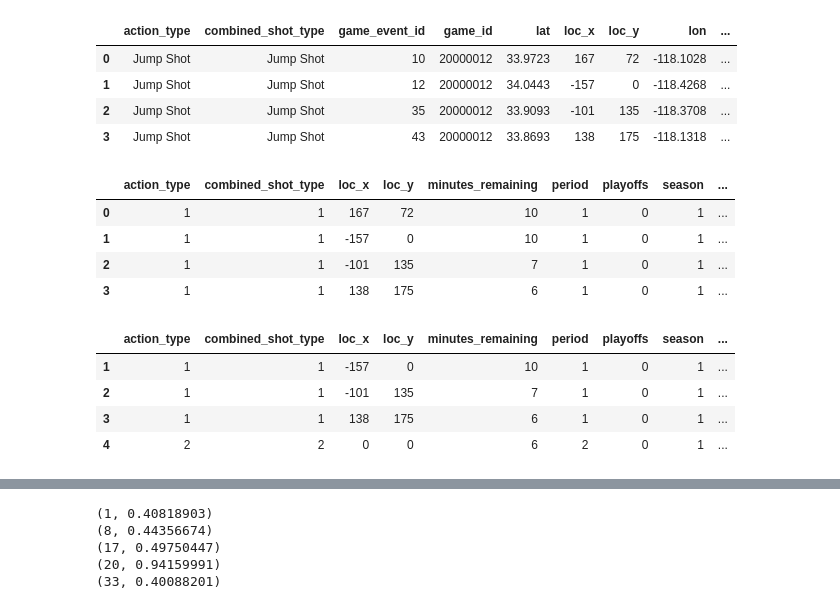
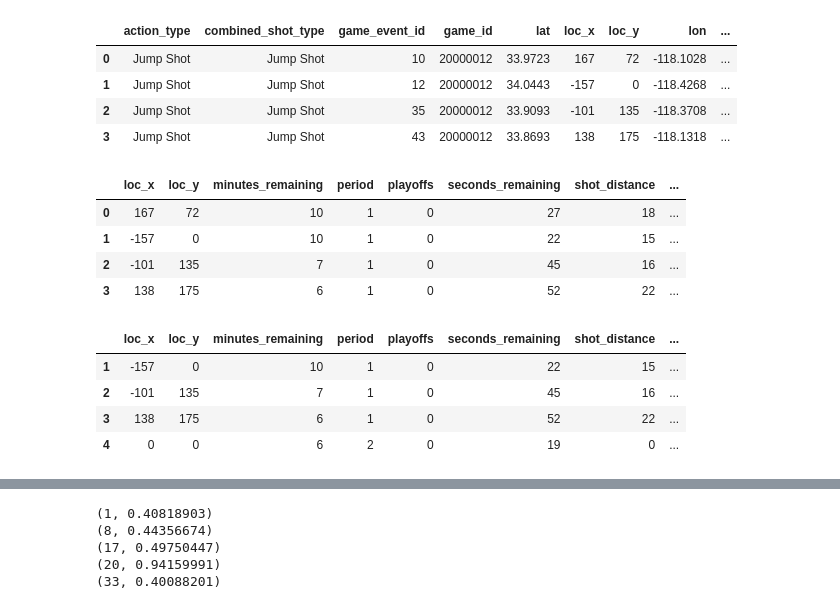
Before and after one commit to fateevstanislav/ml, a Jupyter notebook: Kobe/KobeSolve.ipynb, the cells around one changed output, grey strips where cells are left out. Saved outputs shown, nothing was run; the diff lists cells and outputs as text; code cells hidden in the pictures.

```diff
--- a/Kobe/KobeSolve.ipynb
+++ b/Kobe/KobeSolve.ipynb
@@ -6,7 +6,7 @@ import matplotlib.pyplot as plt
 import xgboost as xgb
 import numpy as np
 # %%
-pd.set_option('max_columns', 30)
+pd.set_option('max_columns', 100)
 fulldata1 = pd.read_csv('data.csv');
 fulldata1.head(4)
 # %% [output]
@@ -18,43 +18,46 @@ fulldata1.head(4)
 # %%
 fulldata = fulldata1.copy()
 fulldata['matchup'] = fulldata['matchup'].map(lambda x: x.split()[1])
-fulldata.drop(['game_event_id', 'game_id', 'lat', 'lon', 'team_id', 'team_name', 'shot_id', 'game_date'], axis=1, inplace=True)
+fulldata.drop(['game_event_id', 'game_id', 'lat', 'lon', 'team_id', 'team_name', 'shot_id', 'game_date', 'opponent'], axis=1, inplace=True)
 
 actiontypes = dict(fulldata.action_type.value_counts())
 fulldata['type'] = fulldata.apply(lambda row: row['action_type'] if actiontypes[row['action_type']] > 20\
                           else row['combined_shot_type'], axis=1)
 
-#fulldata.drop(['action_type', 'combined_shot_type'], axis=1, inplace=True)
+fulldata.drop(['action_type', 'combined_shot_type'], axis=1, inplace=True)
 
 fulldata['time_remaining'] = fulldata.apply(lambda row: row['minutes_remaining'] * 60 + row['seconds_remaining'], axis=1)
 fulldata['last_moments'] = fulldata.apply(lambda row: 1 if row['time_remaining'] < 3 else 0, axis=1)
 fulldata['distance'] = fulldata.apply(lambda row: row['shot_distance'] if row['shot_distance'] <45 else 45, axis=1)
 
-#
-text_columns = ['action_type', 'combined_shot_type', 'type', 'season', 'shot_type', 'shot_zone_area', 'shot_zone_basic', 'shot_zone_range', 'matchup', 'opponent'] # 'action_type', 'combined_shot_type' , 'game_date'
+# 'action_type', 'combined_shot_type',
+text_columns = ['type', 'season', 'shot_type', 'shot_zone_area', 'shot_zone_basic', 'shot_zone_range', 'matchup'] #, 'opponent'] # 'action_type', 'combined_shot_type' , 'game_date'
 # get_dummies could be used istead of this code:
 for col in text_columns:
     uniq_words = fulldata[col].unique()
-    uniq_words = dict(enumerate(uniq_words, 1)) # 1 to enumerate from 1
-    uniq_words = {v:k for k,v in uniq_words.items()}
-    fulldata = fulldata.replace({col: uniq_words})
+    for w in uniq_words:
+        fulldata[w] = fulldata[col].apply(lambda x: 1 if x==w else 0)
+#     uniq_words = dict(enumerate(uniq_words, 1)) # 1 to enumerate from 1
+#     uniq_words = {v:k for k,v in uniq_words.items()}
+#     fulldata = fulldata.replace({col: uniq_words})
+fulldata.drop(text_columns, axis=1, inplace=True)
 fulldata.head(4)
 # %% [output]
-|  | action_type | combined_shot_type | loc_x | loc_y | minutes_remaining | period | playoffs | season | ... |
-| 0 | 1 | 1 | 167 | 72 | 10 | 1 | 0 | 1 | ... |
-| 1 | 1 | 1 | -157 | 0 | 10 | 1 | 0 | 1 | ... |
-| 2 | 1 | 1 | -101 | 135 | 7 | 1 | 0 | 1 | ... |
-| 3 | 1 | 1 | 138 | 175 | 6 | 1 | 0 | 1 | ... |
+|  | loc_x | loc_y | minutes_remaining | period | playoffs | seconds_remaining | shot_distance | ... |
+| 0 | 167 | 72 | 10 | 1 | 0 | 27 | 18 | ... |
+| 1 | -157 | 0 | 10 | 1 | 0 | 22 | 15 | ... |
+| 2 | -101 | 135 | 7 | 1 | 0 | 45 | 16 | ... |
+| 3 | 138 | 175 | 6 | 1 | 0 | 52 | 22 | ... |
 # %%
 data_test = fulldata[pd.isnull(fulldata['shot_made_flag'])]
 data = fulldata[pd.notnull(fulldata['shot_made_flag'])]
 data.head(4)
 # %% [output]
-|  | action_type | combined_shot_type | loc_x | loc_y | minutes_remaining | period | playoffs | season | ... |
-| 1 | 1 | 1 | -157 | 0 | 10 | 1 | 0 | 1 | ... |
-| 2 | 1 | 1 | -101 | 135 | 7 | 1 | 0 | 1 | ... |
-| 3 | 1 | 1 | 138 | 175 | 6 | 1 | 0 | 1 | ... |
-| 4 | 2 | 2 | 0 | 0 | 6 | 2 | 0 | 1 | ... |
+|  | loc_x | loc_y | minutes_remaining | period | playoffs | seconds_remaining | shot_distance | ... |
+| 1 | -157 | 0 | 10 | 1 | 0 | 22 | 15 | ... |
+| 2 | -101 | 135 | 7 | 1 | 0 | 45 | 16 | ... |
+| 3 | 138 | 175 | 6 | 1 | 0 | 52 | 22 | ... |
+| 4 | 0 | 0 | 6 | 2 | 0 | 19 | 0 | ... |
 # %%
 r_X, r_Y = data.ix[:, data.columns!='shot_made_flag'],  data['shot_made_flag']
 # %%
```
Also changed, not shown: parts of 4 cells of this notebook.
